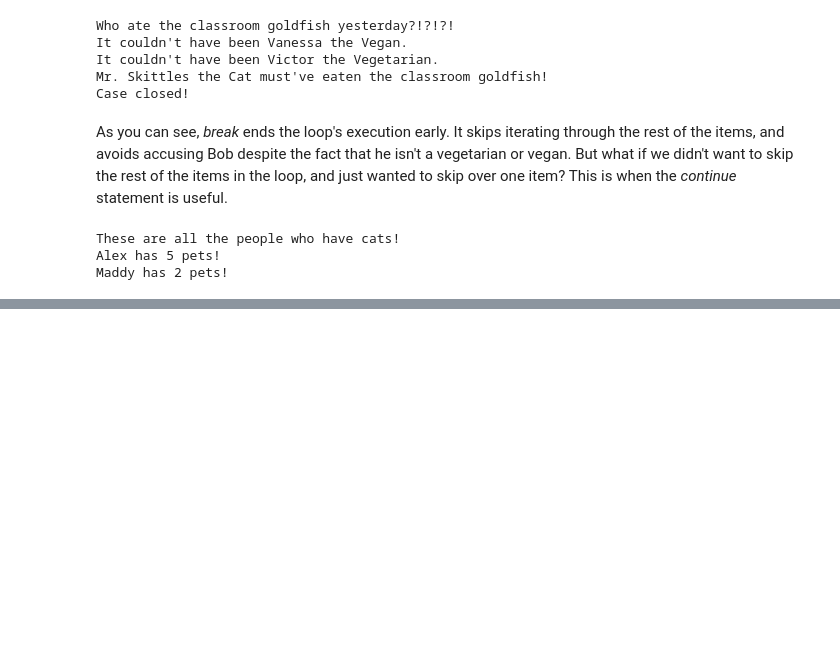
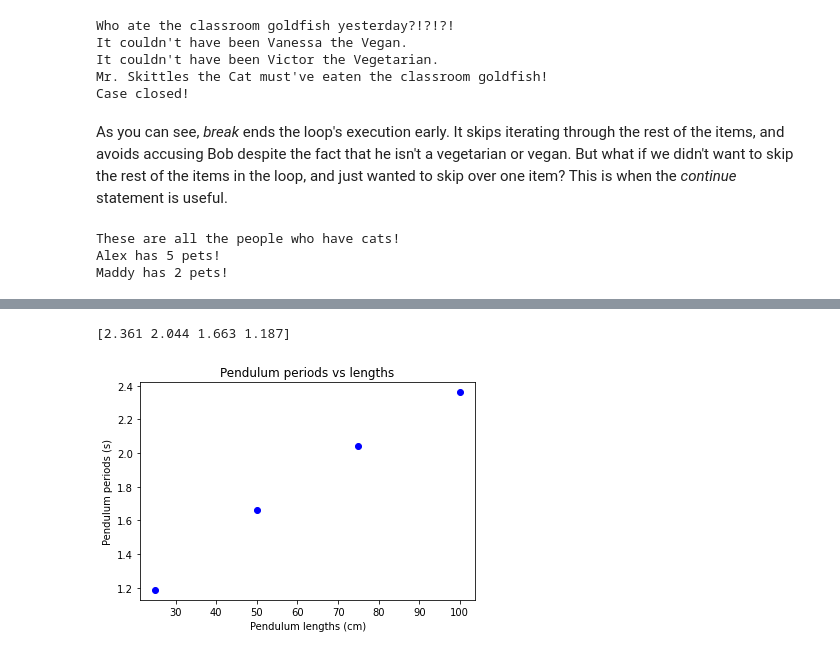
Before and after one commit to BorisZupancic/SummerOfScience2022, a Jupyter notebook: Alex/Advanced-Day1.ipynb, the cells around one changed output, grey strips where cells are left out. Saved outputs shown, nothing was run; the diff lists cells and outputs as text; code cells hidden in the pictures; blank space fills up the shorter version.

Commit message:
add pendulum analysis, mark's comments

```diff
--- a/Alex/Advanced-Day1.ipynb
+++ b/Alex/Advanced-Day1.ipynb
@@ -239,0 +295,15 @@ As you can see, the continue statement skipped the rest of the code so that Bori
+# %%
+pendulum_lengths = np.array([100, 75, 50, 25])
+pendulum_20cycles_time = np.array([47.22, 40.88, 33.26, 23.74])
+
+pendulum_periods = pendulum_20cycles_time / 20
+print(pendulum_periods)
+
+plt.plot(pendulum_lengths, pendulum_periods, 'bo')
+plt.xlabel('Pendulum lengths (cm)')
+plt.ylabel('Pendulum periods (s)')
+plt.title('Pendulum periods vs lengths')
+plt.show()
+# %% [output]
+[2.361 2.044 1.663 1.187]
+[figure, added]
```
Also changed, not shown: parts of 16 cells of this notebook.
